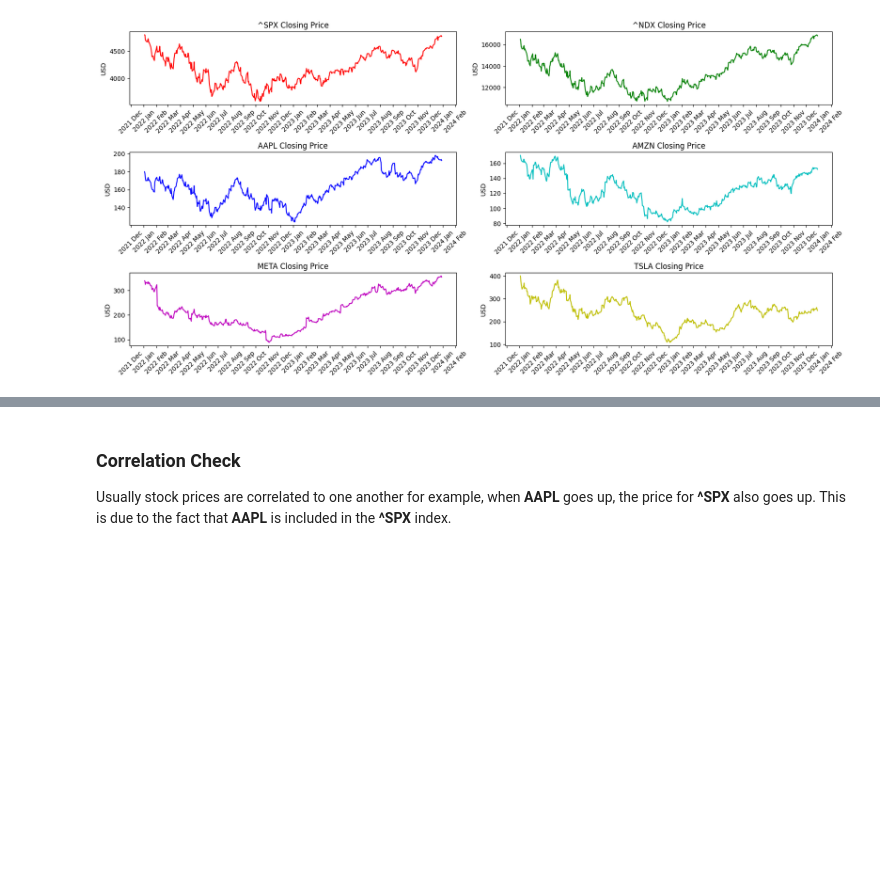
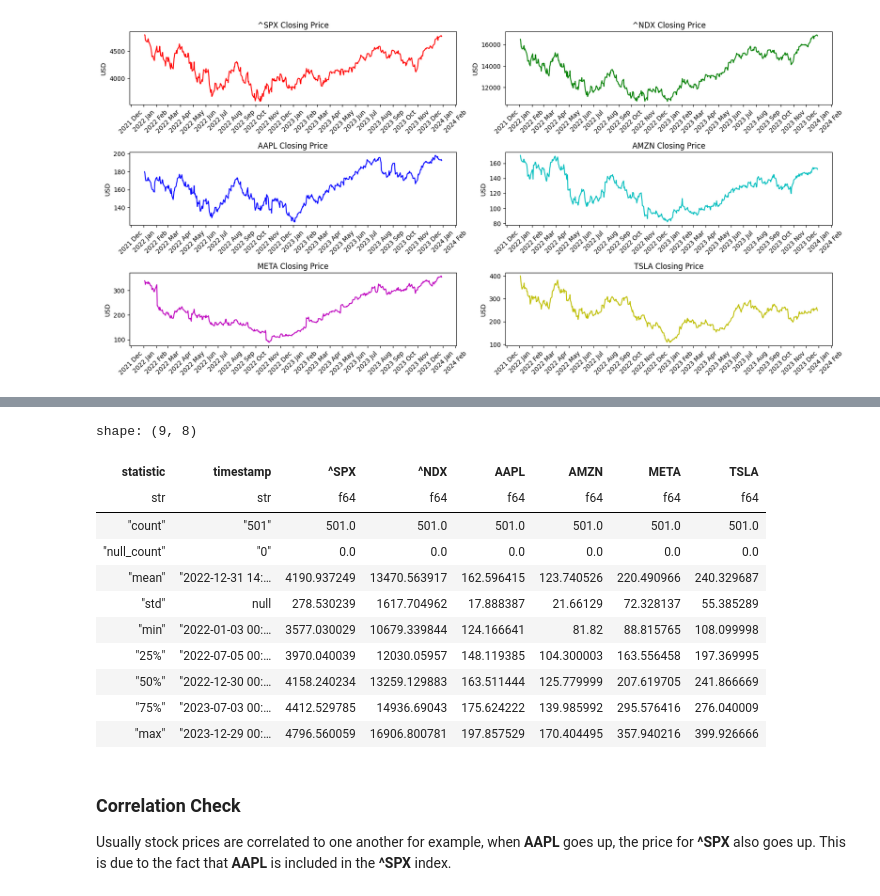
Before and after one commit to marcustut/qml, a Jupyter notebook: notebooks/stock_gan.ipynb, the cells around one changed output, grey strips where cells are left out. Saved outputs shown, nothing was run; the diff lists cells and outputs as text; code cells hidden in the pictures; blank space fills up the shorter version.

```diff
--- a/notebooks/stock_gan.ipynb
+++ b/notebooks/stock_gan.ipynb
@@ -119,3 +100,18 @@ shape: (9, 8)
+# %%
+dataset.data.describe()
+# %% [output]
+shape: (9, 8)
+| statistic | timestamp | ^SPX | ^NDX | AAPL | AMZN | META | TSLA |
+| str | str | f64 | f64 | f64 | f64 | f64 | f64 |
+| "count" | "501" | 501.0 | 501.0 | 501.0 | 501.0 | 501.0 | 501.0 |
+| "null_count" | "0" | 0.0 | 0.0 | 0.0 | 0.0 | 0.0 | 0.0 |
+| "mean" | "2022-12-31 14:… | 4190.937249 | 13470.563917 | 162.596415 | 123.740526 | 220.490966 | 240.329687 |
+| "std" | null | 278.530239 | 1617.704962 | 17.888387 | 21.66129 | 72.328137 | 55.385289 |
+| "min" | "2022-01-03 00:… | 3577.030029 | 10679.339844 | 124.166641 | 81.82 | 88.815765 | 108.099998 |
+| "25%" | "2022-07-05 00:… | 3970.040039 | 12030.05957 | 148.119385 | 104.300003 | 163.556458 | 197.369995 |
+| "50%" | "2022-12-30 00:… | 4158.240234 | 13259.129883 | 163.511444 | 125.779999 | 207.619705 | 241.866669 |
+| "75%" | "2023-07-03 00:… | 4412.529785 | 14936.69043 | 175.624222 | 139.985992 | 295.576416 | 276.040009 |
+| "max" | "2023-12-29 00:… | 4796.560059 | 16906.800781 | 197.857529 | 170.404495 | 357.940216 | 399.926666 |
 # %% [markdown]
 ### Correlation Check
 
```
Also changed, not shown: parts of 19 cells of this notebook, 5 other files.
